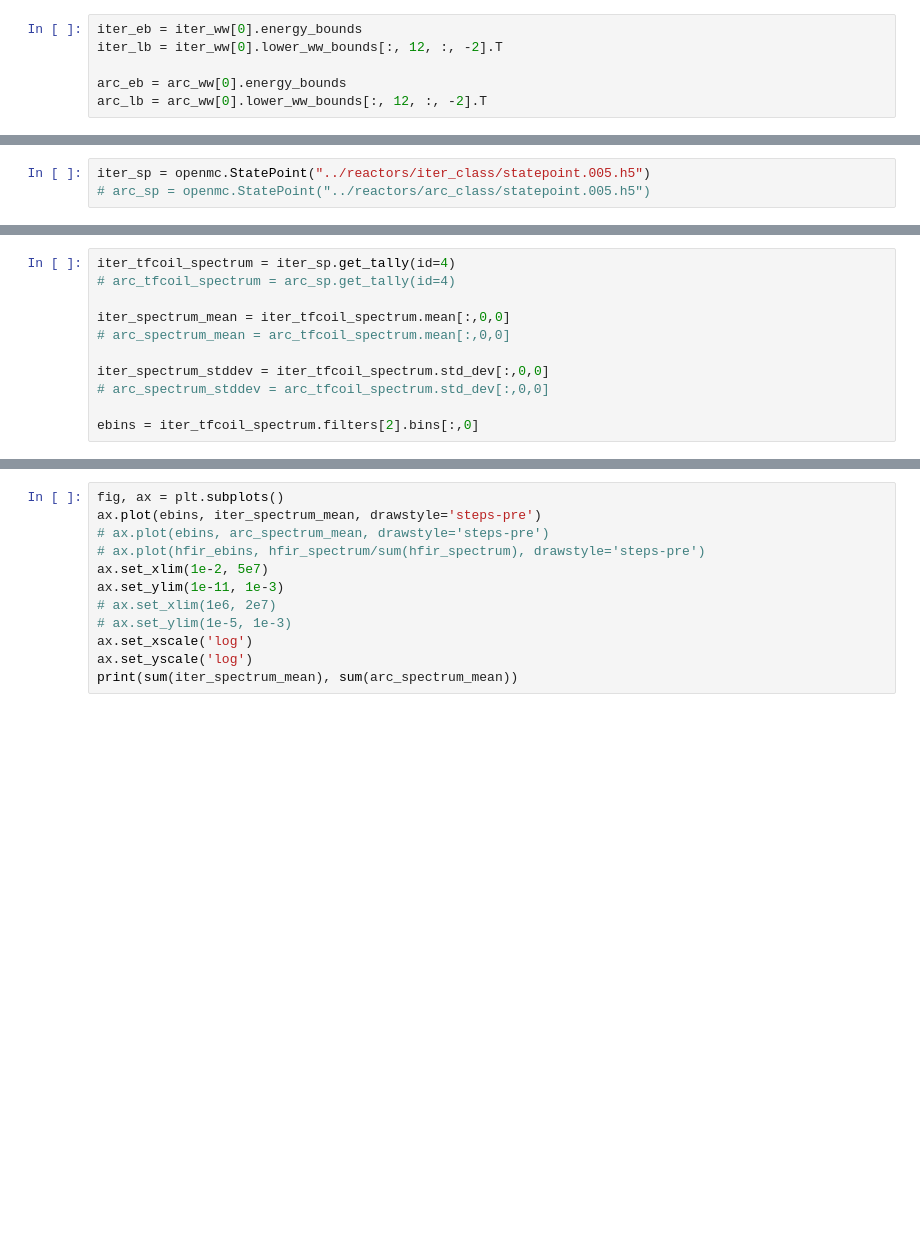
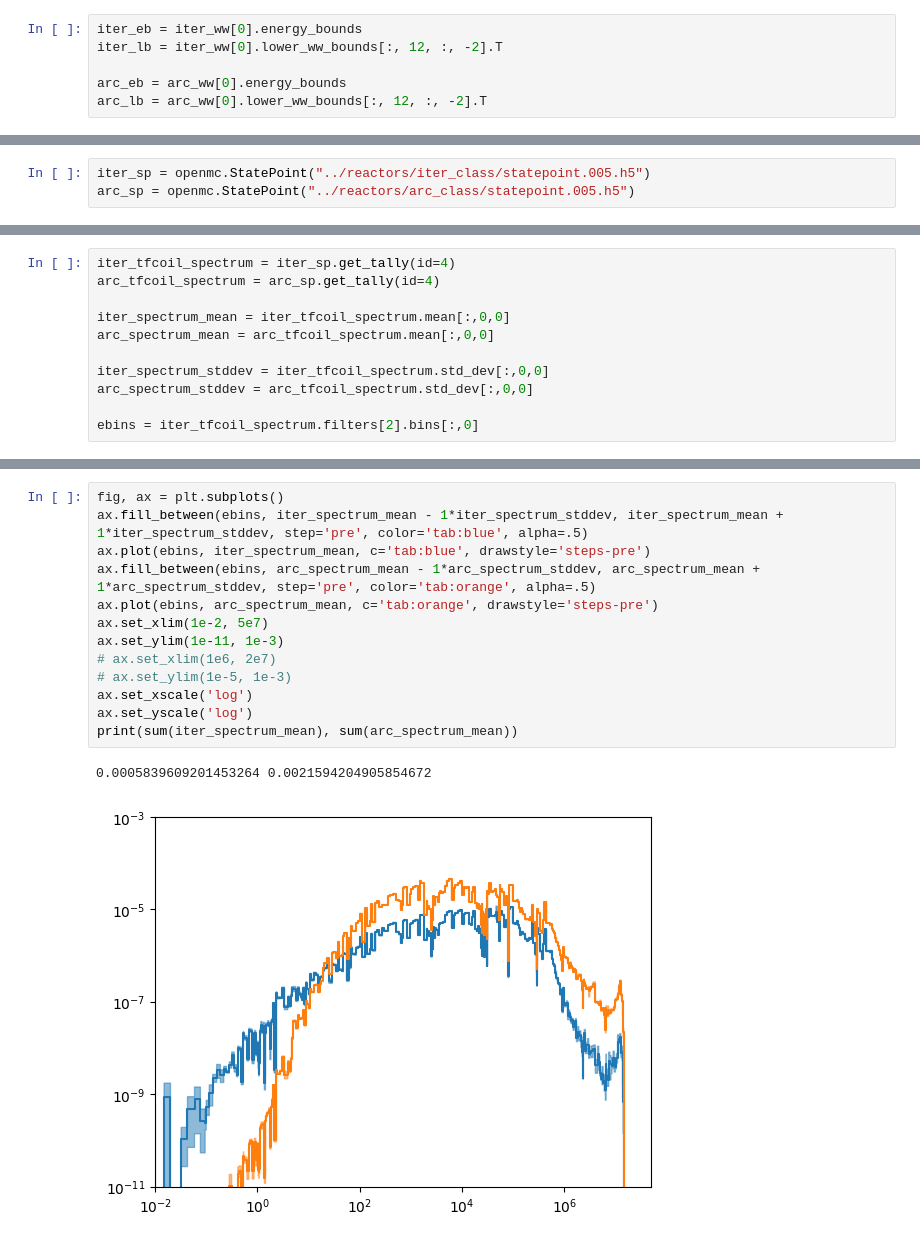
Before and after one commit to SteSeg/tokamak_radiation_environment, a Jupyter notebook: notebooks/iter_arc_magnet_flux.ipynb, the cells around one changed output, grey strips where cells are left out. Saved outputs shown, nothing was run; the diff lists cells and outputs as text; blank space fills up the shorter version.

```diff
--- a/notebooks/iter_arc_magnet_flux.ipynb
+++ b/notebooks/iter_arc_magnet_flux.ipynb
@@ -97,3 +95,3 @@ cbar1.set_label('WW lower bounds [-]', rotation=270, fontsize=11)
 # %%
 iter_sp = openmc.StatePoint("../reactors/iter_class/statepoint.005.h5")
-# arc_sp = openmc.StatePoint("../reactors/arc_class/statepoint.005.h5")
+arc_sp = openmc.StatePoint("../reactors/arc_class/statepoint.005.h5")
@@ -102,12 +98,12 @@ FileNotFoundError: [Errno 2] Unable to open file (unable to open file: name = '.
 # %%
 iter_tfcoil_spectrum = iter_sp.get_tally(id=4)
-# arc_tfcoil_spectrum = arc_sp.get_tally(id=4)
+arc_tfcoil_spectrum = arc_sp.get_tally(id=4)
 
 iter_spectrum_mean = iter_tfcoil_spectrum.mean[:,0,0]
-# arc_spectrum_mean = arc_tfcoil_spectrum.mean[:,0,0]
+arc_spectrum_mean = arc_tfcoil_spectrum.mean[:,0,0]
 
 iter_spectrum_stddev = iter_tfcoil_spectrum.std_dev[:,0,0]
-# arc_spectrum_stddev = arc_tfcoil_spectrum.std_dev[:,0,0]
+arc_spectrum_stddev = arc_tfcoil_spectrum.std_dev[:,0,0]
 
 ebins = iter_tfcoil_spectrum.filters[2].bins[:,0]
 # %%
@@ -124,13 +138,17 @@ plt.loglog(hfir_ebins, hfir_spectrum)
 # %%
 fig, ax = plt.subplots()
-ax.plot(ebins, iter_spectrum_mean, drawstyle='steps-pre')
-# ax.plot(ebins, arc_spectrum_mean, drawstyle='steps-pre')
-# ax.plot(hfir_ebins, hfir_spectrum/sum(hfir_spectrum), drawstyle='steps-pre')
+ax.fill_between(ebins, iter_spectrum_mean - 1*iter_spectrum_stddev, iter_spectrum_mean + 1*iter_spectrum_stddev, step='pre', color='tab:blue', alpha=.5)
+ax.plot(ebins, iter_spectrum_mean, c='tab:blue', drawstyle='steps-pre')
+ax.fill_between(ebins, arc_spectrum_mean - 1*arc_spectrum_stddev, arc_spectrum_mean + 1*arc_spectrum_stddev, step='pre', color='tab:orange', alpha=.5)
+ax.plot(ebins, arc_spectrum_mean, c='tab:orange', drawstyle='steps-pre')
 ax.set_xlim(1e-2, 5e7)
 ax.set_ylim(1e-11, 1e-3)
 # ax.set_xlim(1e6, 2e7)
 # ax.set_ylim(1e-5, 1e-3)
 ax.set_xscale('log')
 ax.set_yscale('log')
 print(sum(iter_spectrum_mean), sum(arc_spectrum_mean))
+# %% [output]
+0.0005839609201453264 0.0021594204905854672
+[figure, added]
 # %%
```
Also changed, not shown: parts of 8 cells of this notebook, 1 other file.
